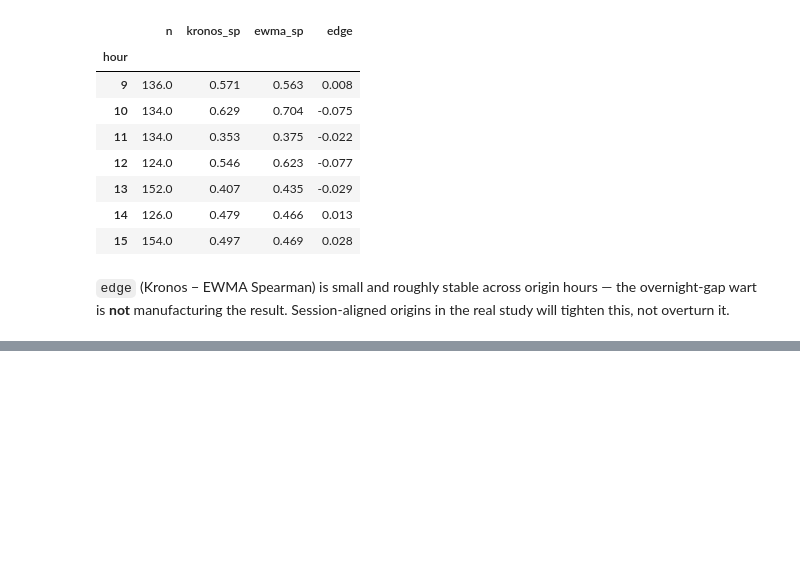
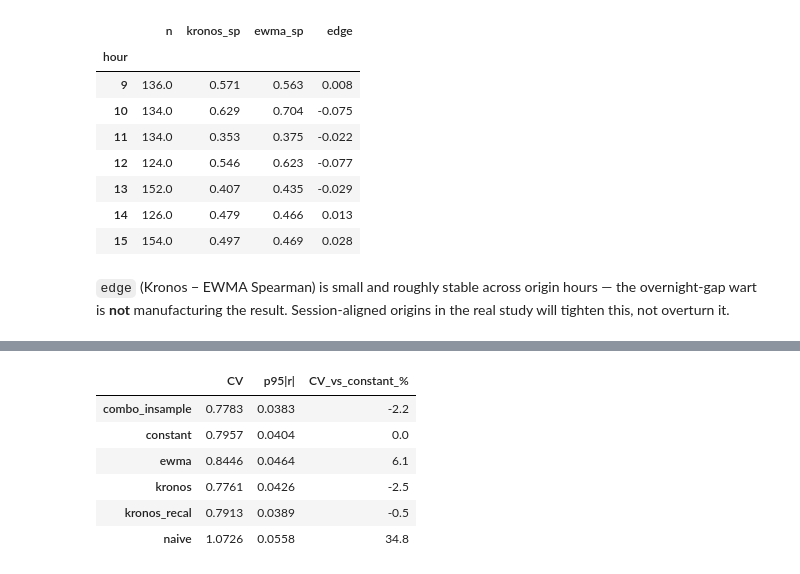
Before and after one commit to imanly97/kronos-evaluation, a Jupyter notebook: notebooks/probe_findings.ipynb, the cells around one changed output, grey strips where cells are left out. Cells and saved outputs as stored; diff of their text form; code cells hidden in the pictures; blank space fills up the shorter version.

```diff
--- a/notebooks/probe_findings.ipynb
+++ b/notebooks/probe_findings.ipynb
@@ -299,0 +360,25 @@ ax.set_title(f"{tk} — next-session realised vol vs forecasts"); ax.legend(); p
+# %%
+# PER-NAME vol targeting (no cross-name scale confound), then average across names.
+# w_t = mean(sigma_hat) / sigma_hat_t   -> mean leverage ~1, uses only info at t.
+MODELS = ["constant", "ewma", "naive", "combo_insample", "kronos", "kronos_recal"]
+def vt_stats(g):
+    out = {}
+    for m in MODELS:
+        w = pd.Series(1.0, index=g.index) if m=="constant" else g[m].mean()/g[m].clip(1e-5)
+        delivered = w * g["realized"]        # ex-post risk actually carried
+        sr = w * g["sess_ret"]
+        out[(m,"CV")]   = delivered.std()/delivered.mean()
+        out[(m,"p95|r|")] = sr.abs().quantile(0.95)
+    return pd.Series(out)
+
+vt = d.groupby("ticker").apply(vt_stats).mean().unstack()
+vt["CV_vs_constant_%"] = (100*(vt["CV"]/vt.loc["constant","CV"] - 1)).round(1)
+vt.round(4)
+# %% [output]
+|  | CV | p95|r| | CV_vs_constant_% |
+| combo_insample | 0.7783 | 0.0383 | -2.2 |
+| constant | 0.7957 | 0.0404 | 0.0 |
+| ewma | 0.8446 | 0.0464 | 6.1 |
+| kronos | 0.7761 | 0.0426 | -2.5 |
+| kronos_recal | 0.7913 | 0.0389 | -0.5 |
+| naive | 1.0726 | 0.0558 | 34.8 |
```
Also changed, not shown: parts of 14 cells of this notebook, 4 other files.
